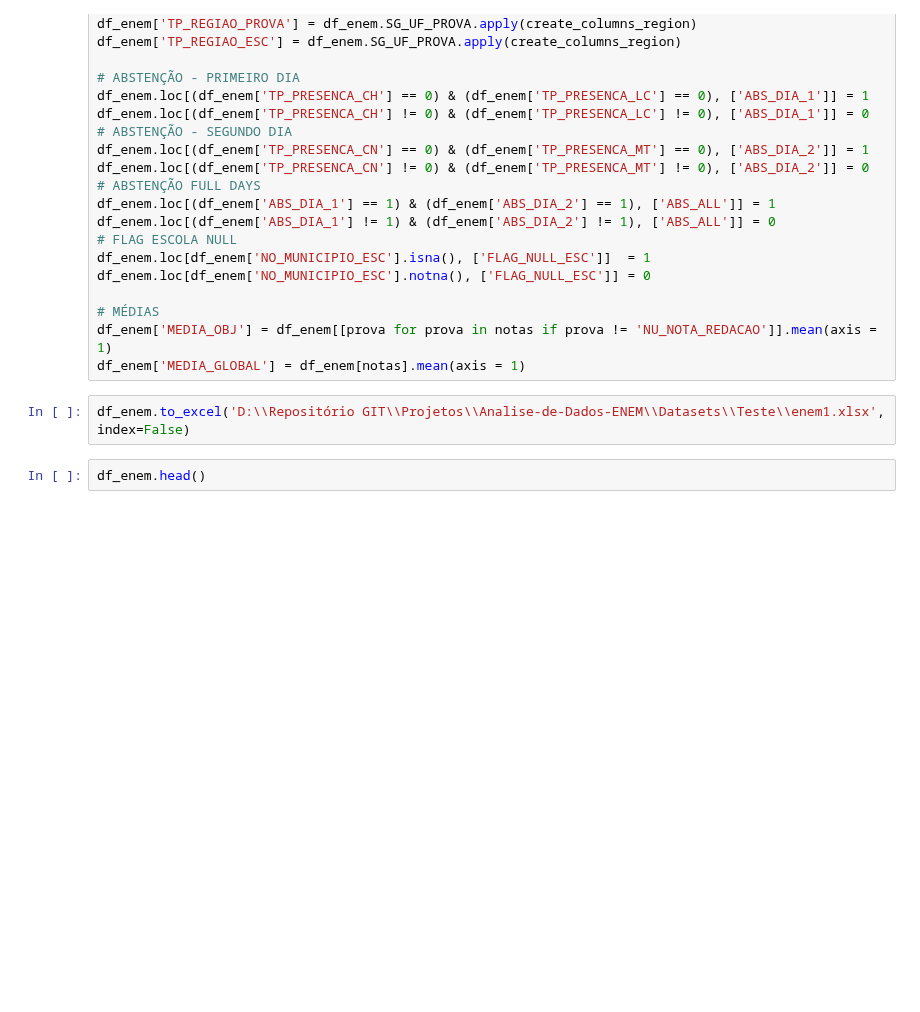
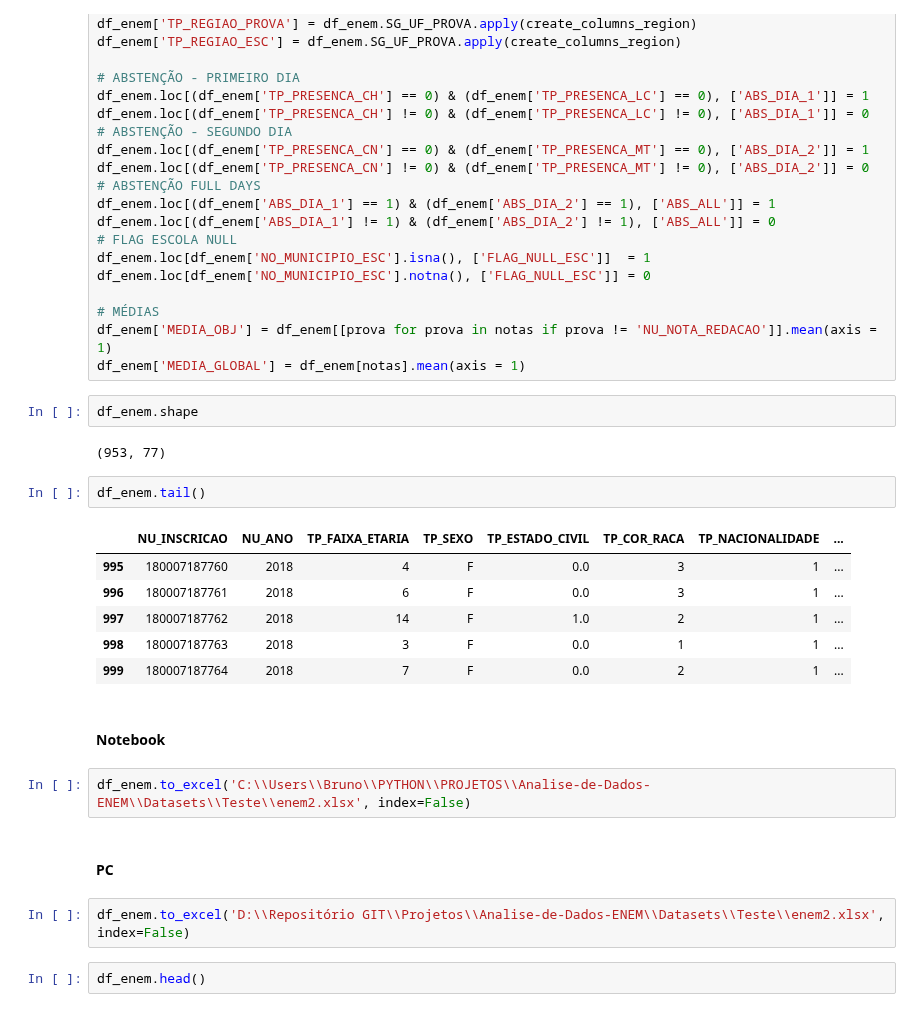
Before and after one commit to Bruno-Santana-Eco/Analise-de-Dados-ENEM, a Jupyter notebook: DataPrep.ipynb, the cells around one changed output. Cells and saved outputs as stored; diff of their text form; blank space fills up the shorter version.

Commit message:
Teste

```diff
--- a/DataPrep.ipynb
+++ b/DataPrep.ipynb
@@ -336,8 +351,27 @@ df_enem.loc[df_enem['NO_MUNICIPIO_ESC'].notna(), ['FLAG_NULL_ESC']] = 0
 # MÉDIAS
 df_enem['MEDIA_OBJ'] = df_enem[[prova for prova in notas if prova != 'NU_NOTA_REDACAO']].mean(axis = 1)
 df_enem['MEDIA_GLOBAL'] = df_enem[notas].mean(axis = 1)
+# %%
+df_enem.shape
+# %% [output]
+(953, 77)
+# %%
+df_enem.tail()
+# %% [output]
+|  | NU_INSCRICAO | NU_ANO | TP_FAIXA_ETARIA | TP_SEXO | TP_ESTADO_CIVIL | TP_COR_RACA | TP_NACIONALIDADE | ... |
+| 995 | 180007187760 | 2018 | 4 | F | 0.0 | 3 | 1 | ... |
+| 996 | 180007187761 | 2018 | 6 | F | 0.0 | 3 | 1 | ... |
+| 997 | 180007187762 | 2018 | 14 | F | 1.0 | 2 | 1 | ... |
+| 998 | 180007187763 | 2018 | 3 | F | 0.0 | 1 | 1 | ... |
+| 999 | 180007187764 | 2018 | 7 | F | 0.0 | 2 | 1 | ... |
+# %% [markdown]
+#### Notebook
+# %%
+df_enem.to_excel('C:\\Users\\Bruno\\PYTHON\\PROJETOS\\Analise-de-Dados-ENEM\\Datasets\\Teste\\enem2.xlsx', index=False)
+# %% [markdown]
+#### PC
 # %%
-df_enem.to_excel('D:\\Repositório GIT\\Projetos\\Analise-de-Dados-ENEM\\Datasets\\Teste\\enem1.xlsx', index=False)
+df_enem.to_excel('D:\\Repositório GIT\\Projetos\\Analise-de-Dados-ENEM\\Datasets\\Teste\\enem2.xlsx', index=False)
 # %%
 df_enem.head()
 # %% [output]
```
Also changed, not shown: parts of 9 cells of this notebook, 1 other file.
